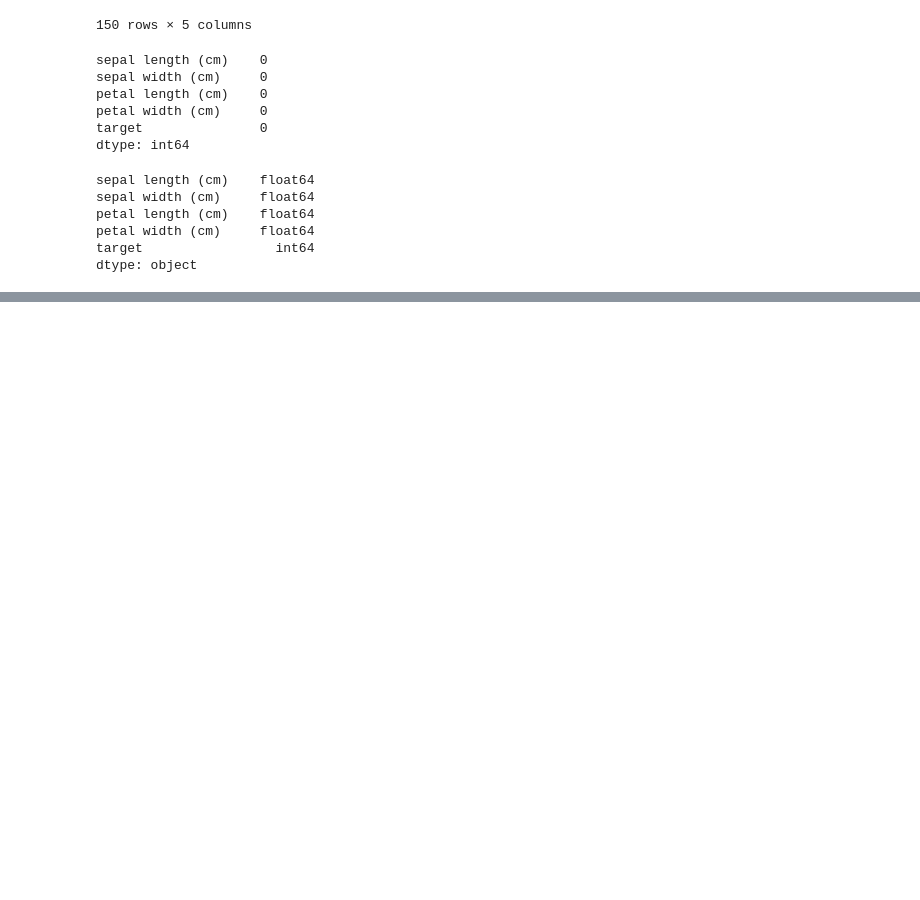
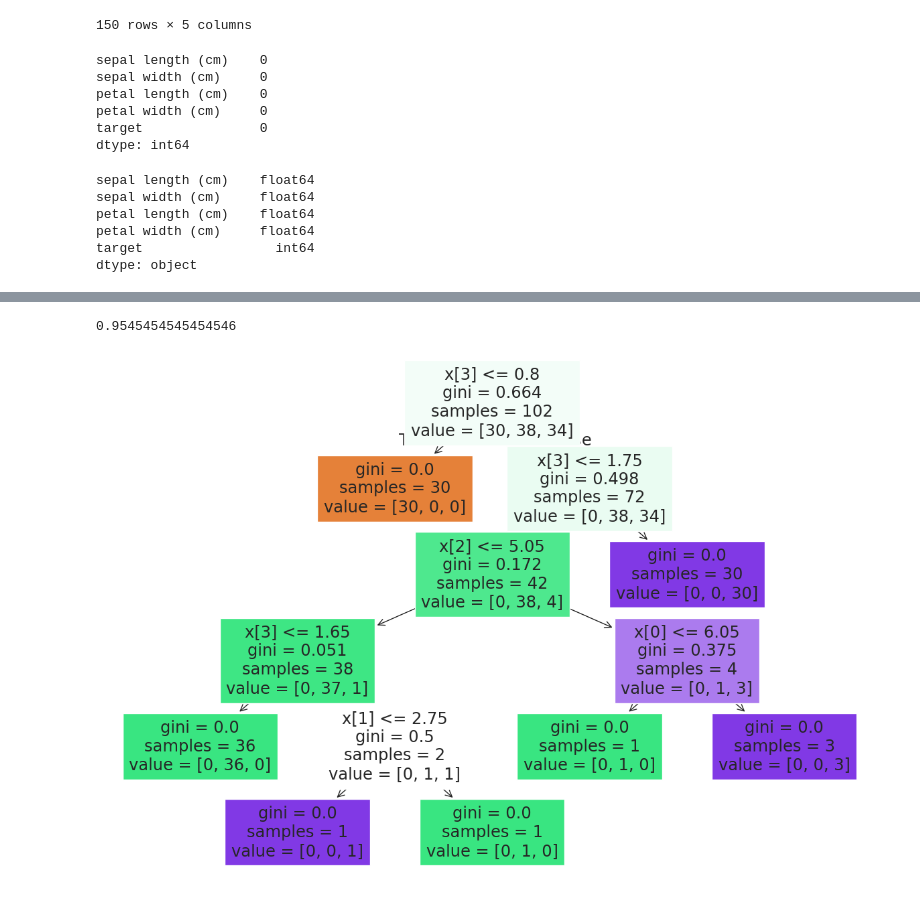
Before and after one commit to aman40399/AIML, a Jupyter notebook: decision/iris_tree_algo.ipynb, the cells around one changed output, grey strips where cells are left out. Saved outputs shown, nothing was run; the diff lists cells and outputs as text; code cells hidden in the pictures; blank space fills up the shorter version.

```diff
--- a/decision/iris_tree_algo.ipynb
+++ b/decision/iris_tree_algo.ipynb
@@ -91,0 +77,29 @@ sns.boxplot(df)
+# %%
+#now applying decision tree classifier on the data set then we will check the accuracy of the model
+from sklearn.tree import DecisionTreeClassifier
+from sklearn.model_selection import train_test_split
+from sklearn.metrics import accuracy_score, classification_report, confusion_matrix
+
+X = df.drop('target', axis=1)
+y = df['target']
+
+#now splitting the data into training and testing data
+X_train, X_test, y_train, y_test = train_test_split(X, y, test_size=0.3, random_state=42)
+
+#now training the model
+model = DecisionTreeClassifier()
+model.fit(X_train, y_train)
+
+#now predicting the model and checking the accuracy of the model
+y_pred = model.predict(X_test)
+print(accuracy_score(y_test, y_pred))
+
+
+#now printing desicion tree
+from sklearn import tree
+plt.figure(figsize=(15,10))
+tree.plot_tree(model, filled=True)
+plt.show()
+# %% [output]
+0.9545454545454546
+[figure, added]
```
Also changed, not shown: parts of 5 cells of this notebook, 1 other file.
